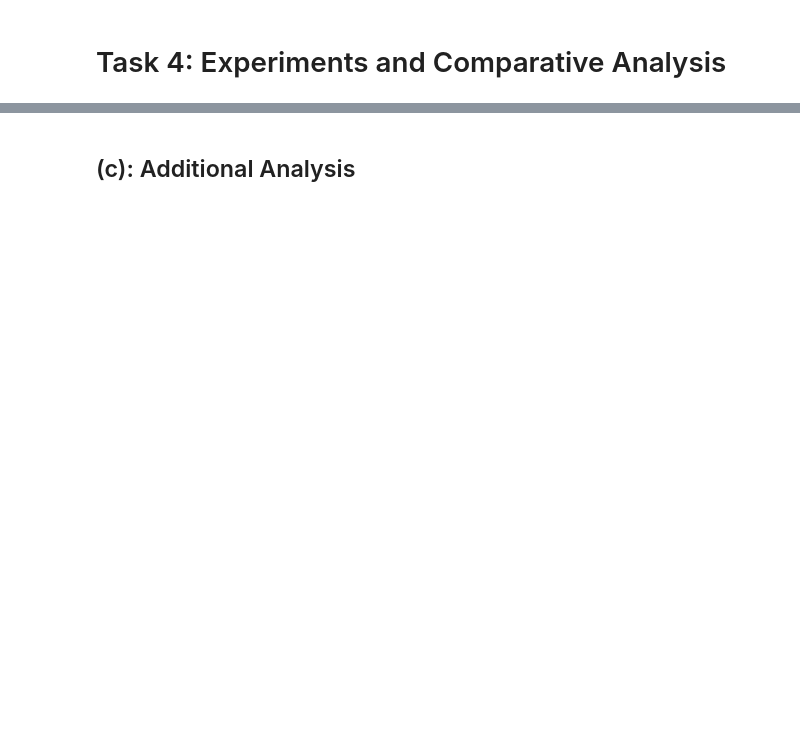
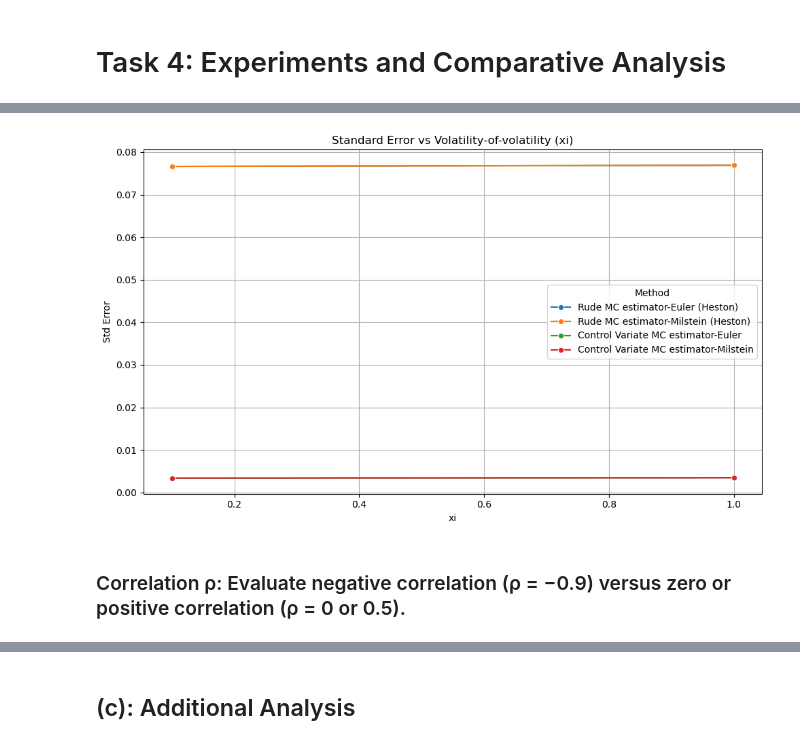
Before and after one commit to HarvestStars/cf_assignment1, a Jupyter notebook: assignment2/task2/ass2-2.ipynb, the cells around one changed output, grey strips where cells are left out. Cells and saved outputs as stored; diff of their text form; code cells hidden in the pictures; blank space fills up the shorter version.

```diff
--- a/assignment2/task2/ass2-2.ipynb
+++ b/assignment2/task2/ass2-2.ipynb
@@ -527,0 +583,11 @@ def MC(M_values, xi, rho, K):
+# %%
+xi_values = [0.1, 1]
+results_list_xi = []
+
+for xi in xi_values:
+    result = MC(10000, 10000, xi, -0.2, 100)
+    result["xi"] = xi
+    results_list_xi.append(result)
+
+df_xi = pd.concat(results_list_xi)
+print(df_xi)
@@ -527,0 +604,11 @@ def MC(M_values, xi, rho, K):
+# %%
+plt.figure(figsize=(10, 6))
+sns.lineplot(data=df_xi, x="xi", y="Std Error", hue="Method", marker="o")
+plt.title("Standard Error vs Volatility-of-volatility (xi)")
+plt.grid(True)
+plt.tight_layout()
+plt.show()
+# %% [output]
+[figure, added]
+# %% [markdown]
+### Correlation ρ: Evaluate negative correlation (ρ = −0.9) versus zero or positive correlation (ρ = 0 or 0.5).
```
Also changed, not shown: parts of 38 cells of this notebook, 5 other files.
